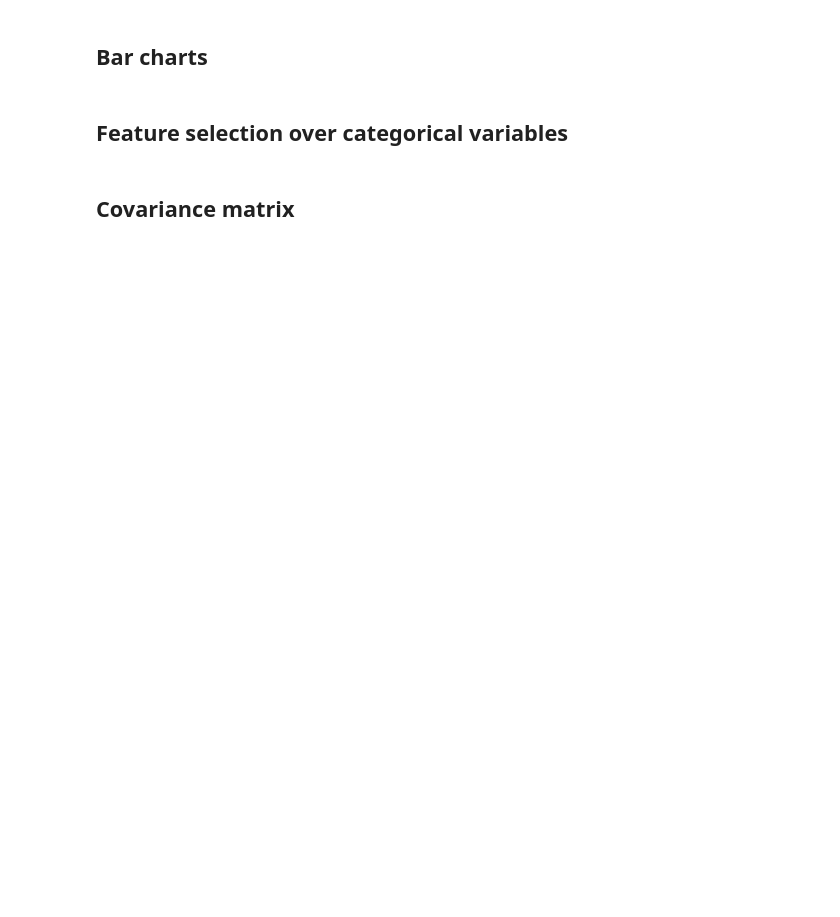
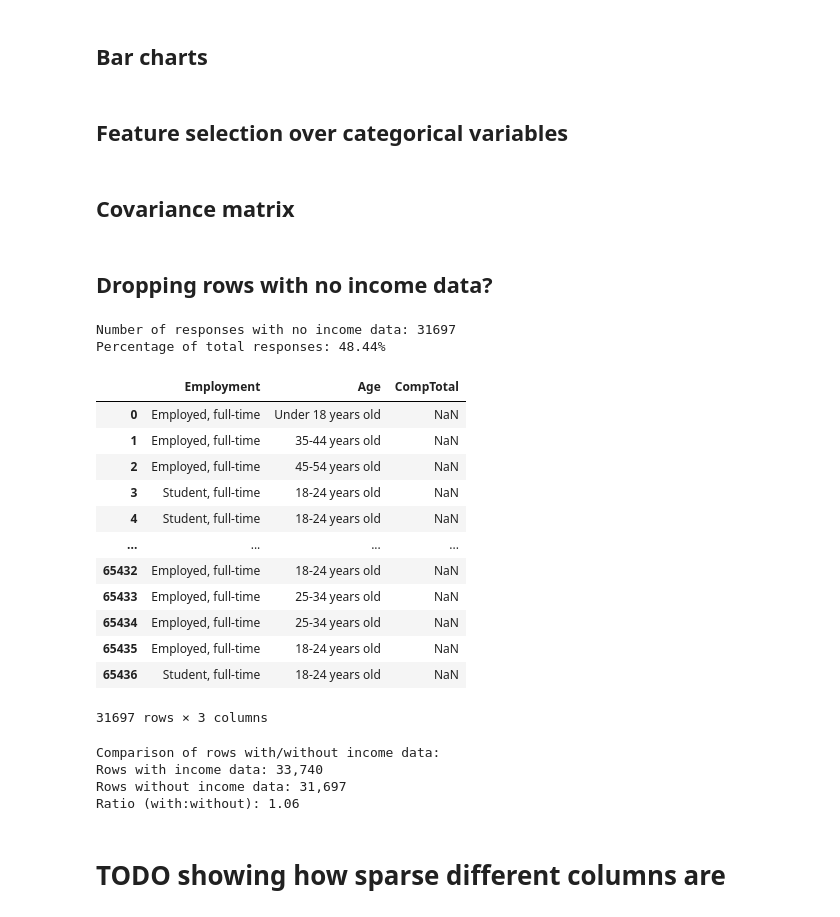
Before and after one commit to alfenn/cs-326-team-hi, a Jupyter notebook: eda.ipynb, the cells around one changed output. Drawn from its saved outputs; the diff is of its cells as text; code cells hidden in the pictures; blank space fills up the shorter version.

```diff
--- a/eda.ipynb
+++ b/eda.ipynb
@@ -41,2 +237,43 @@ Technology:
 # %% [markdown]
 ## Covariance matrix
+# %% [markdown]
+## Dropping rows with no income data?
+# %%
+# Filter rows where CompTotal is NA
+df_no_income = df[df['CompTotal'].isna()]
+print(f"Number of responses with no income data: {len(df_no_income)}")
+print(f"Percentage of total responses: {(len(df_no_income) / len(df) * 100):.2f}%")
+
+# Display sample of rows with no income data
+display(df_no_income[['Employment', 'Age', 'CompTotal']])
+
+# Count rows with and without CompTotal data
+rows_with_income = len(df[~df['CompTotal'].isna()])
+rows_without_income = len(df[df['CompTotal'].isna()])
+
+print(f"\nComparison of rows with/without income data:")
+print(f"Rows with income data: {rows_with_income:,}")
+print(f"Rows without income data: {rows_without_income:,}")
+print(f"Ratio (with:without): {rows_with_income/rows_without_income:.2f}")
+# %% [output]
+Number of responses with no income data: 31697
+Percentage of total responses: 48.44%
+|  | Employment | Age | CompTotal |
+| 0 | Employed, full-time | Under 18 years old | NaN |
+| 1 | Employed, full-time | 35-44 years old | NaN |
+| 2 | Employed, full-time | 45-54 years old | NaN |
+| 3 | Student, full-time | 18-24 years old | NaN |
+| 4 | Student, full-time | 18-24 years old | NaN |
+| ... | ... | ... | ... |
+| 65432 | Employed, full-time | 18-24 years old | NaN |
+| 65433 | Employed, full-time | 25-34 years old | NaN |
+| 65434 | Employed, full-time | 25-34 years old | NaN |
+| 65435 | Employed, full-time | 18-24 years old | NaN |
+| 65436 | Student, full-time | 18-24 years old | NaN |
+31697 rows × 3 columns
+Comparison of rows with/without income data:
+Rows with income data: 33,740
+Rows without income data: 31,697
+Ratio (with:without): 1.06
+# %% [markdown]
+# TODO showing how sparse different columns are
```
Also changed, not shown: parts of 7 cells of this notebook, 4 other files.
